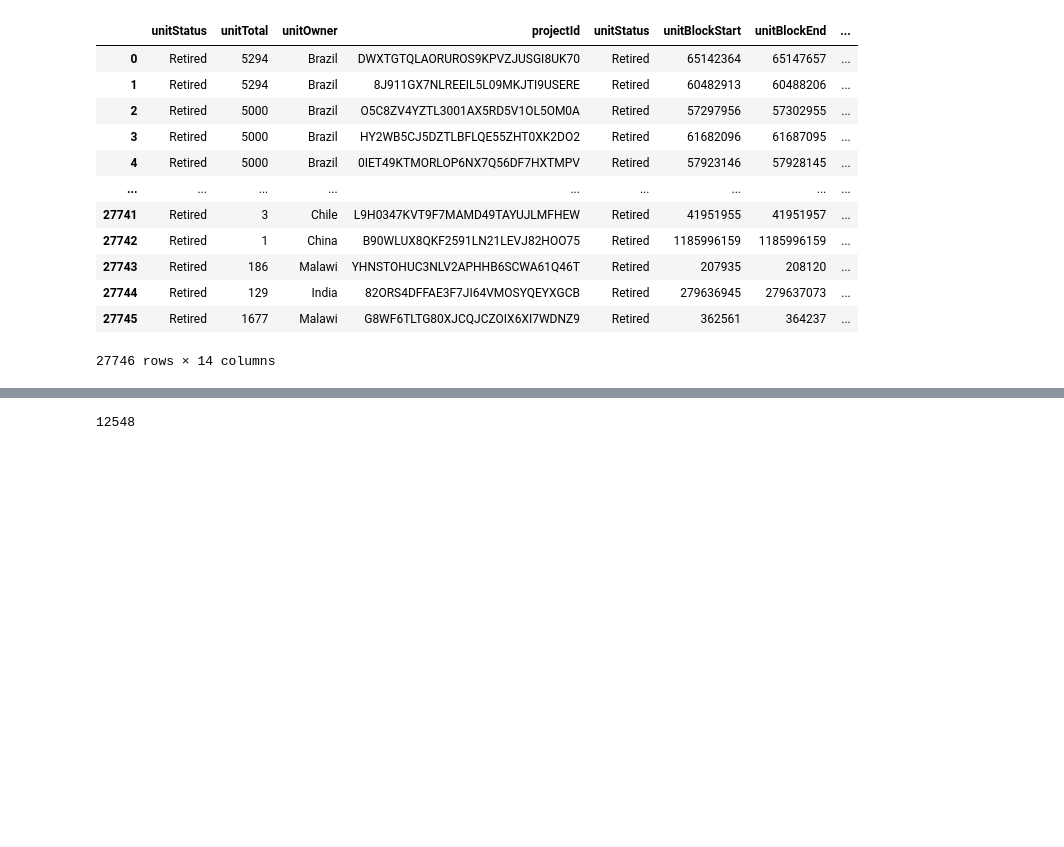
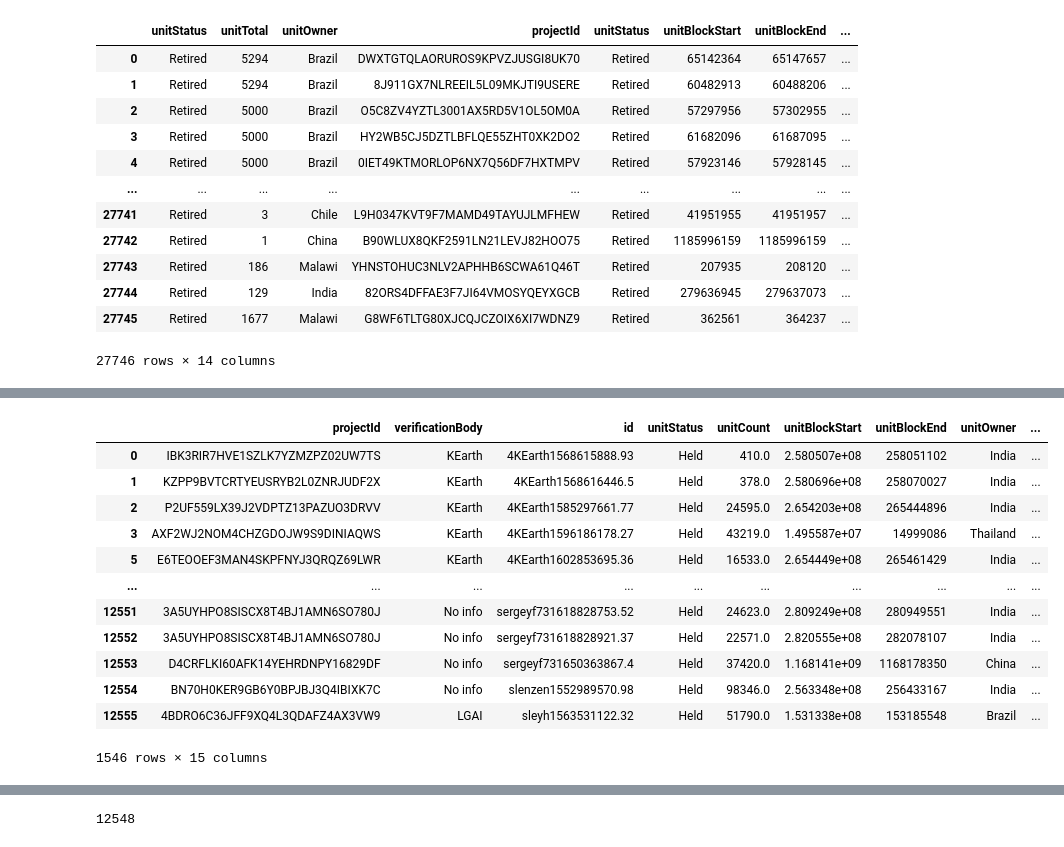
Before and after one commit to erickch123/cdm-unfccc-cadtrust, a Jupyter notebook: clean_cdm_projects.ipynb, the cells around one changed output, grey strips where cells are left out. Saved outputs shown, nothing was run; the diff lists cells and outputs as text; code cells hidden in the pictures; blank space fills up the shorter version.

```diff
--- a/clean_cdm_projects.ipynb
+++ b/clean_cdm_projects.ipynb
@@ -629,35 +684,35 @@ not in the linke dis set()
 # %%
-df_units_held = df_linked.copy()
+df_units_linked= df_linked.copy()
 
-print("lenoriginal dfUnitsHeld",len(df_units_held))
+print("lenoriginal dfUnitsHeld",len(df_units_linked))
 
-grouped_total = df_units_held.groupby('id')['unitTotal'].sum().reset_index()
+grouped_total = df_units_linked.groupby('id')['unitTotal'].sum().reset_index()
 grouped_total.rename(columns={'unitTotal': 'aggregatedUnitTotal'}, inplace=True)
 
 # Step 2: Merge the aggregated data back into df_linked
-df_units_held = df_units_held.merge(grouped_total, on='id', how='left')
+df_units_held = df_units_linked.merge(grouped_total, on='id', how='left')
 
 # Step 3: Calculate totalHeld
 df_units_held['totalHeld'] = df_units_held['unitCount'] - df_units_held['aggregatedUnitTotal']
 
-
-# ['unitStatus', 'unitTotal', 'unitOwner', 'projectId', 'unitStatus',
-#            'unitBlockStart', 'unitBlockEnd', 'countryJurisdictionOfOwner',
-#            'inCountryJurisdictionOfOwner', 'unitType', 'endDate', 'unitCount',
-#            'SERIAL RANGE', 'start', 'end', 'yearDiff', 'countDiff',
-#            'vintageYear', 'aggregatedUnitTotal', 'totalHeld']
-
-
 totalHeld_mapping = df_units_held.set_index('id')['totalHeld'].to_dict()
-projectId_country_map = df_units.set_index('projectId')['unitOwner'].to_dict()
 
 
 
-df_units_held = df_issuances.copy()
+
+df_units_held
+
+totalHeld_mapping
+duplicate_rows = df_units_held[df_units_held['id'].duplicated()]
+
+df_units_held = df_issuances[df_issuances['startDate'].dt.year >= 2016]
+
+
 
 df_units_held['totalHeld'] = df_issuances['id'].map(totalHeld_mapping)
 df_units_held['totalHeld'] = df_units_held['totalHeld'].fillna(df_units_held['unitCount'])
-df_see = df_units_held[['id','totalHeld','unitCount']]
+# df_see = df_units_held[['id','totalHeld','unitCount']]
+
 df_units_held.drop('unitCount',axis=1,inplace=True)
 
 print("df_units_held column is",df_units_held.columns)
@@ -672,7 +727,7 @@ df_units_held.rename(columns={'totalHeld': 'unitCount'}, inplace=True)
 df_units_held[['unitBlockStart', 'unitBlockEnd']] = df_units_held['SERIAL RANGE'].str.split('-', 1, expand=True)
 df_units_held.drop('SERIAL RANGE', axis=1, inplace=True)
 
-df_units_held['unitOwner'] = df_units_held['projectId'].map(projectId_country_map)
+df_units_held['unitOwner'] = df_units_held['projectId'].map(projID_to_country)
 
 df_units_held["countryJurisdictionOfOwner"] = df_units_held["unitOwner"]
 df_units_held["inCountryJurisdictionOfOwner"] = ""
@@ -680,13 +735,15 @@ df_units_held["projectLocationId"] = ""
 
 
 df_units_held.rename(columns={'Project number': 'projectId'}, inplace=True)
-df_units_held.rename(columns={'Total': 'unitCount'}, inplace=True)
-# df_units_held["vintageYear"] = df_units_held["startDate"].astype(str).str[:4]
 df_units_held["geographyIdentifier"] = df_units_held["unitOwner"].map(geography_map)
 df_units_held.rename(columns={'Status': 'unitStatus'}, inplace=True)
-df_units_held['unitRegistryLink'] = "http://cdm.unfccc.int/"
+df_units_held['unitRegistryLink'] = 'https://cdm.unfccc.int/Projects/Validation/DB/' +df_units_held['projectId']+"/view.html"
 df_units_held['correspondingAdjustmentDeclaration'] = "Unknown"
 df_units_held['unitType'] =""
+df_units_held['vintageYear'] =df_units_held['startDate'].dt.year
+
+
+
 columns_to_drop = ['verificationReportDate', 'startDate', 'projectLocationId',
                    'endDate', 'verificationApproach']
 
@@ -703,7 +760,27 @@ print(set(df_retired_clean.columns)-set(df_units_held.columns))
 print(df_retired_clean.columns)
 
 print(df_units_held.columns)
+print(len(df_units_held.columns)-len(df_retired_clean.columns))
 
-print(df_see['totalHeld'].unique())
+
+df_units_held
+
+# print(df_see['totalHeld'].unique())
+
+df_units_held['vintageYear'].unique()
+df_units_held['unitBlockEnd'] = pd.to_numeric(df_units_held['unitBlockEnd'], errors='coerce')
+df_units_held['unitCount'] = pd.to_numeric(df_units_held['unitCount'], errors='coerce')
+
+# Update 'unitBlockStart' based on the calculation
+df_units_held['unitBlockStart'] = df_units_held['unitBlockEnd'] - df_units_held['unitCount']
+bhutan_projects = df_project[df_project['country'] == 'Bhutan']
+bhutan_project_ids = bhutan_projects['projectId'].tolist()
+# Filter df_issuance to remove rows where 'projectId' matches those in bhutan_project_ids
+df_units_held= df_units_held[~df_units_held['projectId'].isin(bhutan_project_ids)]
+
+
+
+
+df_units_held
 # df_units_held
 # %% [output]
@@ -730,3 +824,16 @@ Index(['projectId', 'verificationBody', 'id', 'unitStatus', 'unitCount',
+|  | projectId | verificationBody | id | unitStatus | unitCount | unitBlockStart | unitBlockEnd | unitOwner | ... |
+| 0 | IBK3RIR7HVE1SZLK7YZMZPZ02UW7TS | KEarth | 4KEarth1568615888.93 | Held | 410.0 | 2.580507e+08 | 258051102 | India | ... |
+| 1 | KZPP9BVTCRTYEUSRYB2L0ZNRJUDF2X | KEarth | 4KEarth1568616446.5 | Held | 378.0 | 2.580696e+08 | 258070027 | India | ... |
+| 2 | P2UF559LX39J2VDPTZ13PAZUO3DRVV | KEarth | 4KEarth1585297661.77 | Held | 24595.0 | 2.654203e+08 | 265444896 | India | ... |
+| 3 | AXF2WJ2NOM4CHZGDOJW9S9DINIAQWS | KEarth | 4KEarth1596186178.27 | Held | 43219.0 | 1.495587e+07 | 14999086 | Thailand | ... |
+| 5 | E6TEOOEF3MAN4SKPFNYJ3QRQZ69LWR | KEarth | 4KEarth1602853695.36 | Held | 16533.0 | 2.654449e+08 | 265461429 | India | ... |
+| ... | ... | ... | ... | ... | ... | ... | ... | ... | ... |
+| 12551 | 3A5UYHPO8SISCX8T4BJ1AMN6SO780J | No info | sergeyf731618828753.52 | Held | 24623.0 | 2.809249e+08 | 280949551 | India | ... |
+| 12552 | 3A5UYHPO8SISCX8T4BJ1AMN6SO780J | No info | sergeyf731618828921.37 | Held | 22571.0 | 2.820555e+08 | 282078107 | India | ... |
+| 12553 | D4CRFLKI60AFK14YEHRDNPY16829DF | No info | sergeyf731650363867.4 | Held | 37420.0 | 1.168141e+09 | 1168178350 | China | ... |
+| 12554 | BN70H0KER9GB6Y0BPJBJ3Q4IBIXK7C | No info | slenzen1552989570.98 | Held | 98346.0 | 2.563348e+08 | 256433167 | India | ... |
+| 12555 | 4BDRO6C36JFF9XQ4L3QDAFZ4AX3VW9 | LGAI | sleyh1563531122.32 | Held | 51790.0 | 1.531338e+08 | 153185548 | Brazil | ... |
+1546 rows × 15 columns
 # %%
 # CHecking qc
 df_units_held.to_excel("./output/CDM_Held_Units_Cleaned.xlsx")
```
Also changed, not shown: parts of 23 cells of this notebook, 16 other files.
